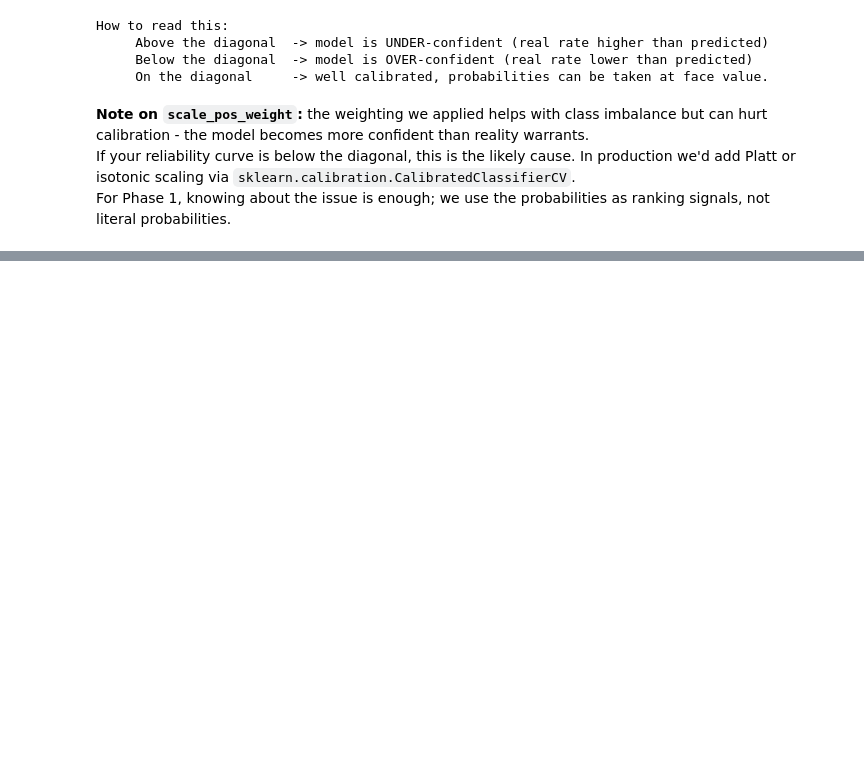
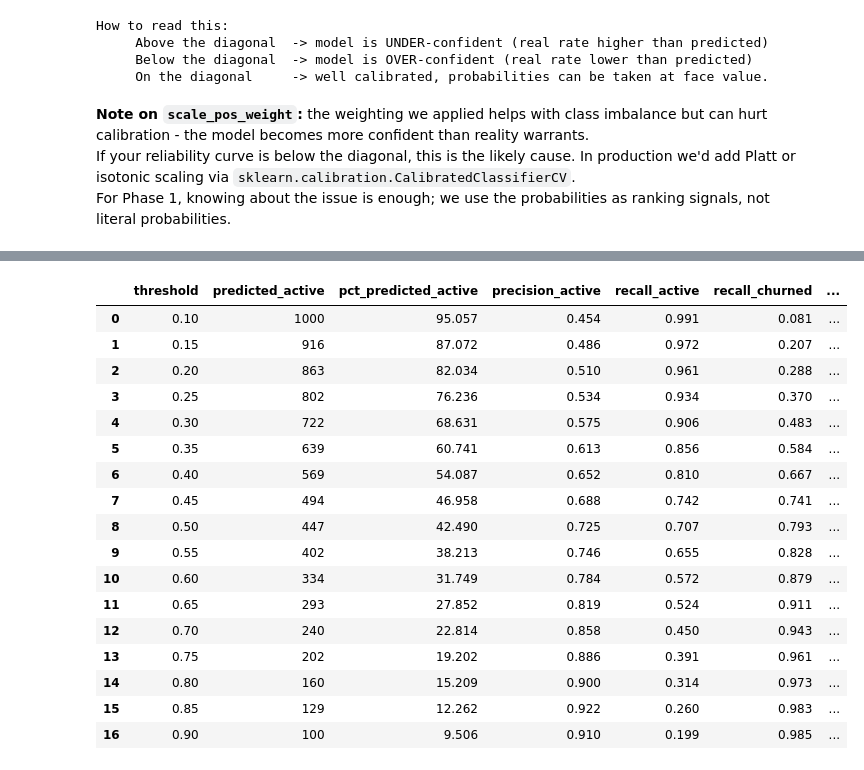
Before and after one commit to JomarHAN/ML-UCI-Online-Retail-II, a Jupyter notebook: notebooks/06_churn_prediction.ipynb, the cells around one changed output, grey strips where cells are left out. Drawn from its saved outputs; the diff is of its cells as text; code cells hidden in the pictures; blank space fills up the shorter version.

```diff
--- a/notebooks/06_churn_prediction.ipynb
+++ b/notebooks/06_churn_prediction.ipynb
@@ -289,0 +303,38 @@ For Phase 1, knowing about the issue is enough; we use the probabilities as rank
+# %%
+# Sweep thresholds and show the resulting trade-offs
+thresholds = np.arange(0.10, 0.95, 0.05)
+rows = []
+for thr in thresholds:
+    preds = (y_proba >= thr).astype(int)
+    cm = confusion_matrix(y_test, preds)
+    tn, fp, fn, tp = cm.ravel()
+    rows.append({
+        'threshold': thr,
+        'predicted_active': preds.sum(),
+        'pct_predicted_active': preds.mean() * 100,
+        'precision_active': tp / (tp + fp) if (tp + fp) > 0 else 0,
+        'recall_active': tp / (tp + fn) if (tp + fn) > 0 else 0,
+        'recall_churned': tn / (tn + fp) if (tn + fp) > 0 else 0,
+        'f1': 2 * tp / (2 * tp + fp + fn) if (2 * tp + fp + fn) > 0 else 0
+    })
+thr_df = pd.DataFrame(rows)
+thr_df.round(3)
+# %% [output]
+|  | threshold | predicted_active | pct_predicted_active | precision_active | recall_active | recall_churned | ... |
+| 0 | 0.10 | 1000 | 95.057 | 0.454 | 0.991 | 0.081 | ... |
+| 1 | 0.15 | 916 | 87.072 | 0.486 | 0.972 | 0.207 | ... |
+| 2 | 0.20 | 863 | 82.034 | 0.510 | 0.961 | 0.288 | ... |
+| 3 | 0.25 | 802 | 76.236 | 0.534 | 0.934 | 0.370 | ... |
+| 4 | 0.30 | 722 | 68.631 | 0.575 | 0.906 | 0.483 | ... |
+| 5 | 0.35 | 639 | 60.741 | 0.613 | 0.856 | 0.584 | ... |
+| 6 | 0.40 | 569 | 54.087 | 0.652 | 0.810 | 0.667 | ... |
+| 7 | 0.45 | 494 | 46.958 | 0.688 | 0.742 | 0.741 | ... |
+| 8 | 0.50 | 447 | 42.490 | 0.725 | 0.707 | 0.793 | ... |
+| 9 | 0.55 | 402 | 38.213 | 0.746 | 0.655 | 0.828 | ... |
+| 10 | 0.60 | 334 | 31.749 | 0.784 | 0.572 | 0.879 | ... |
+| 11 | 0.65 | 293 | 27.852 | 0.819 | 0.524 | 0.911 | ... |
+| 12 | 0.70 | 240 | 22.814 | 0.858 | 0.450 | 0.943 | ... |
+| 13 | 0.75 | 202 | 19.202 | 0.886 | 0.391 | 0.961 | ... |
+| 14 | 0.80 | 160 | 15.209 | 0.900 | 0.314 | 0.973 | ... |
+| 15 | 0.85 | 129 | 12.262 | 0.922 | 0.260 | 0.983 | ... |
+| 16 | 0.90 | 100 | 9.506 | 0.910 | 0.199 | 0.985 | ... |
```
Also changed, not shown: parts of 2 cells of this notebook, 1 other file.
